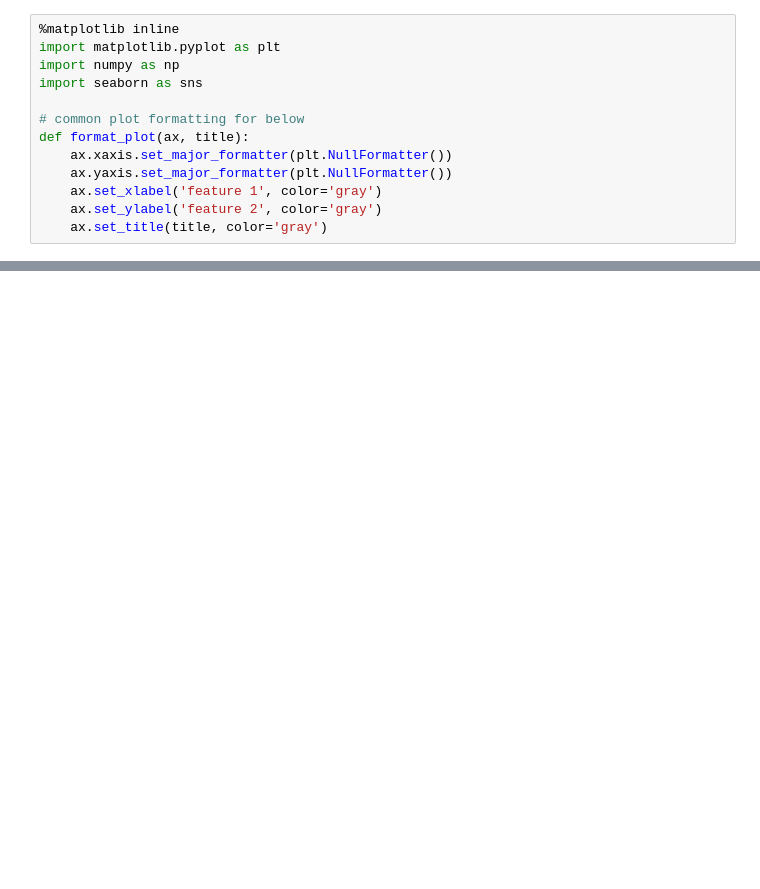
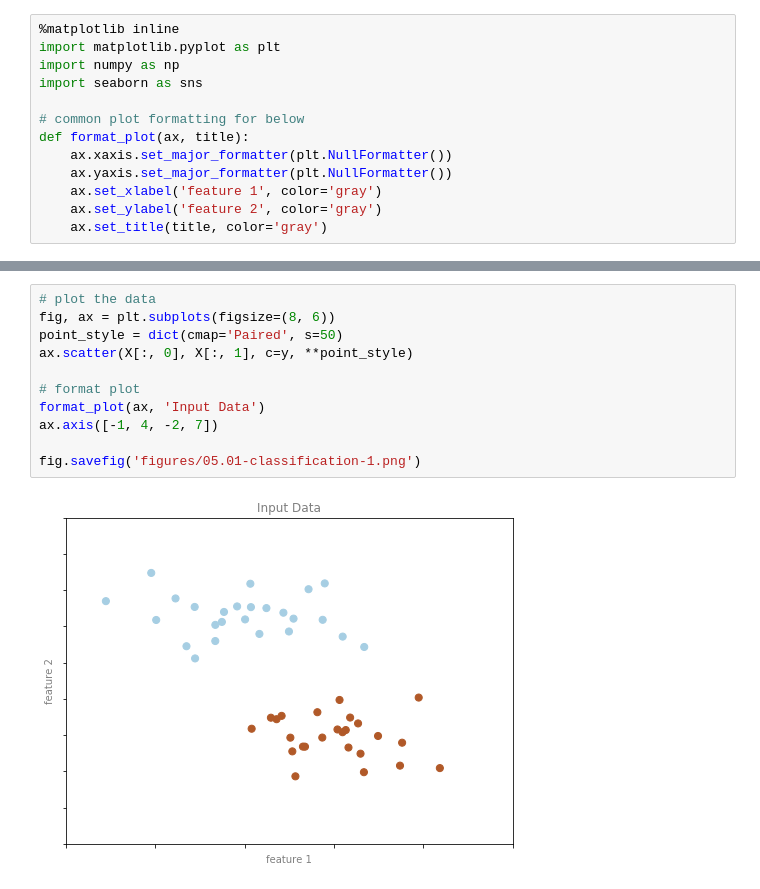
Before and after one commit to aliensmart/machine_learning, a Jupyter notebook: ML_intro.ipynb, the cells around one changed output, grey strips where cells are left out. Saved outputs shown, nothing was run; the diff lists cells and outputs as text; blank space fills up the shorter version.

```diff
--- a/ML_intro.ipynb
+++ b/ML_intro.ipynb
@@ -34,0 +33,13 @@ ModuleNotFoundError: No module named 'sklearn.datasets.samples_generator'
+# %%
+# plot the data
+fig, ax = plt.subplots(figsize=(8, 6))
+point_style = dict(cmap='Paired', s=50)
+ax.scatter(X[:, 0], X[:, 1], c=y, **point_style)
+
+# format plot
+format_plot(ax, 'Input Data')
+ax.axis([-1, 4, -2, 7])
+
+fig.savefig('figures/05.01-classification-1.png')
+# %% [output]
+[figure, added]
```
Also changed, not shown: parts of 5 cells of this notebook, 1 other file.
